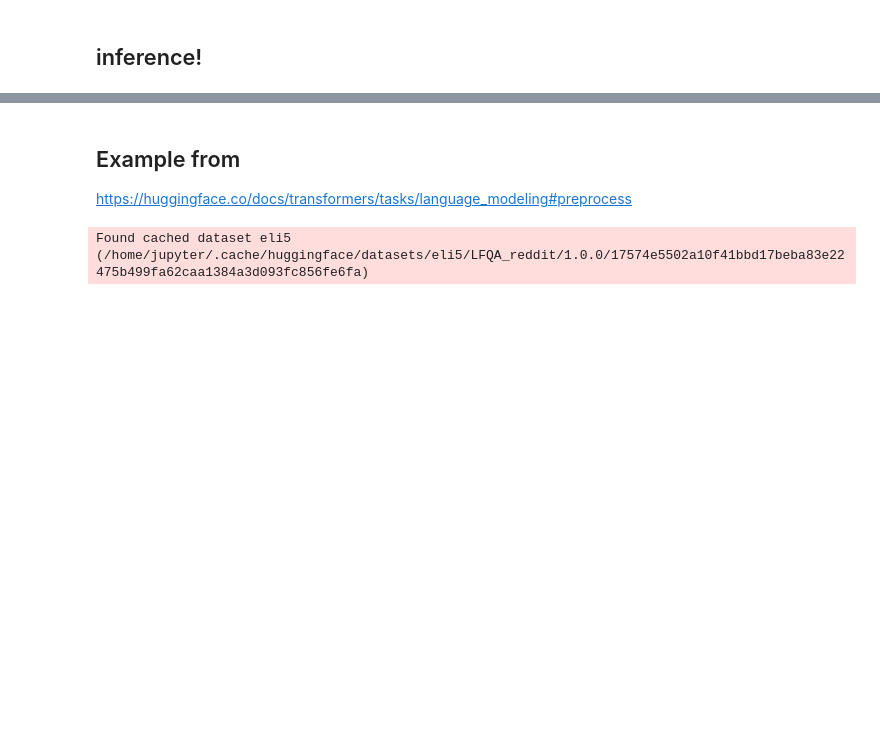
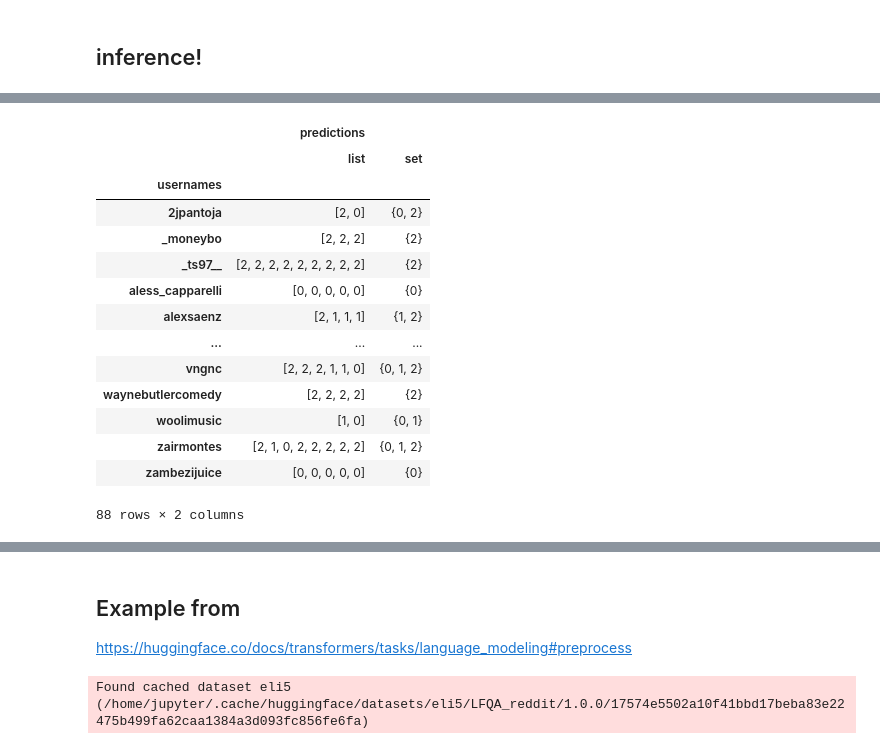
Before and after one commit to bohao-cao/uw-ocean, a Jupyter notebook: training.ipynb, the cells around one changed output, grey strips where cells are left out. Saved outputs shown, nothing was run; the diff lists cells and outputs as text; code cells hidden in the pictures; blank space fills up the shorter version.

```diff
--- a/training.ipynb
+++ b/training.ipynb
@@ -361,12 +398,4 @@ ft_model = AutoModelForSequenceClassification.from_pretrained("distilbert-base-u
 # %%
 from transformers import AutoTokenizer, DistilBertModel, DistilBertForSequenceClassification
-import torch
 
-# when sampling some
-inputs = tokenizer(feature_df[feature_df[focused_trait]==0].full_caption.iloc[12][100:200], return_tensors="pt")
-
-
-with torch.no_grad():
-    logits = ft_model(**inputs).logits
-
-logits
+lm_dataset_ig = lm_dataset_ig.with_format("torch", device=device)
@@ -386,3 +402,6 @@ NameError: name 'ft_model' is not defined
 # %%
-predicted_class_id = logits.argmax().item()
-predicted_class_id
+with torch.no_grad():
+    predictions = ft_model(
+        input_ids=lm_dataset_ig['input_ids'],
+        attention_mask=lm_dataset_ig['attention_mask']
+    ).logits.argmax(axis=1)
@@ -402,4 +407,0 @@ predicted_class_id = logits.argmax().item()
-# %%
-predictions, labels = eval_pred
-    predictions = np.argmax(predictions, axis=1)
-    return accuracy.compute(predictions=predictions, references=labels)
@@ -429,0 +410,19 @@ Python 3.7.12
+# %%
+predictions_df = predictions_df.groupby('usernames').agg([list, set])
+predictions_df
+# %% [output]
+|  | predictions |  |
+|  | list | set |
+| usernames |  |  |
+| 2jpantoja | [2, 0] | {0, 2} |
+| _moneybo | [2, 2, 2] | {2} |
+| _ts97__ | [2, 2, 2, 2, 2, 2, 2, 2, 2] | {2} |
+| aless_capparelli | [0, 0, 0, 0, 0] | {0} |
+| alexsaenz | [2, 1, 1, 1] | {1, 2} |
+| ... | ... | ... |
+| vngnc | [2, 2, 2, 1, 1, 0] | {0, 1, 2} |
+| waynebutlercomedy | [2, 2, 2, 2] | {2} |
+| woolimusic | [1, 0] | {0, 1} |
+| zairmontes | [2, 1, 0, 2, 2, 2, 2, 2] | {0, 1, 2} |
+| zambezijuice | [0, 0, 0, 0, 0] | {0} |
+88 rows × 2 columns
```
Also changed, not shown: parts of 35 cells of this notebook, 1 other file.
